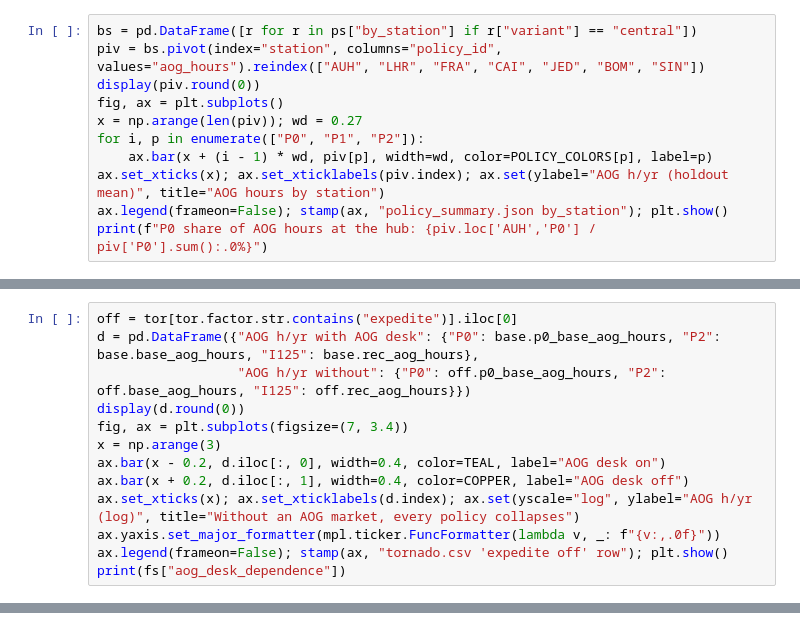
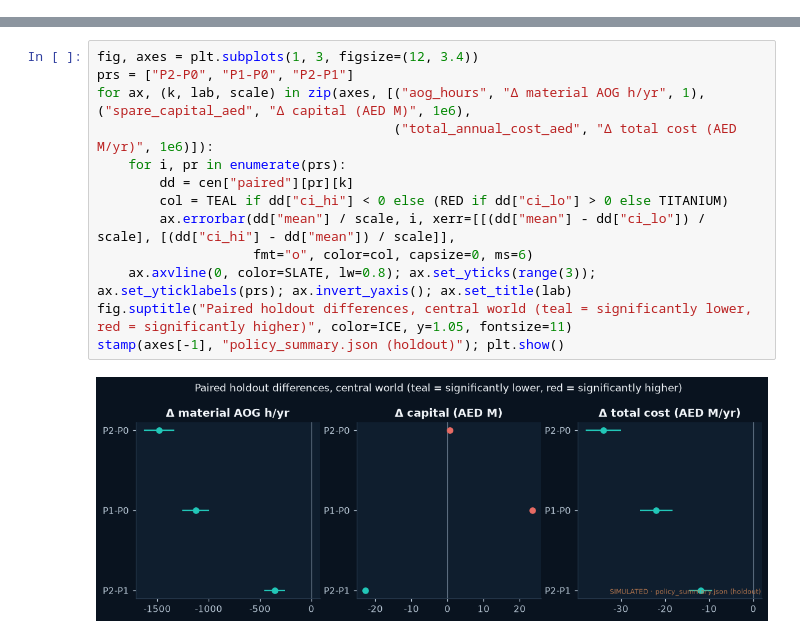
Before and after one commit to akashgajjar07-hue/grounded-no-more, a Jupyter notebook: notebooks/03_policy_and_frontier.ipynb, the cells around one changed output, grey strips where cells are left out. Cells and saved outputs as stored; diff of their text form.

```diff
--- a/notebooks/03_policy_and_frontier.ipynb
+++ b/notebooks/03_policy_and_frontier.ipynb
@@ -102,11 +0,0 @@ Where is the AOG? Holdout AOG hours by station and policy:
-# %%
-bs = pd.DataFrame([r for r in ps["by_station"] if r["variant"] == "central"])
-piv = bs.pivot(index="station", columns="policy_id", values="aog_hours").reindex(["AUH", "LHR", "FRA", "CAI", "JED", "BOM", "SIN"])
-display(piv.round(0))
-fig, ax = plt.subplots()
-x = np.arange(len(piv)); wd = 0.27
-for i, p in enumerate(["P0", "P1", "P2"]):
-    ax.bar(x + (i - 1) * wd, piv[p], width=wd, color=POLICY_COLORS[p], label=p)
-ax.set_xticks(x); ax.set_xticklabels(piv.index); ax.set(ylabel="AOG h/yr (holdout mean)", title="AOG hours by station")
-ax.legend(frameon=False); stamp(ax, "policy_summary.json by_station"); plt.show()
-print(f"P0 share of AOG hours at the hub: {piv.loc['AUH','P0'] / piv['P0'].sum():.0%}")
@@ -290,13 +0,0 @@ Every policy, P0 included, leans on the engine's AOG-desk emergency buy (an expe
-# %%
-off = tor[tor.factor.str.contains("expedite")].iloc[0]
-d = pd.DataFrame({"AOG h/yr with AOG desk": {"P0": base.p0_base_aog_hours, "P2": base.base_aog_hours, "I125": base.rec_aog_hours},
-                  "AOG h/yr without": {"P0": off.p0_base_aog_hours, "P2": off.base_aog_hours, "I125": off.rec_aog_hours}})
-display(d.round(0))
-fig, ax = plt.subplots(figsize=(7, 3.4))
-x = np.arange(3)
-ax.bar(x - 0.2, d.iloc[:, 0], width=0.4, color=TEAL, label="AOG desk on")
-ax.bar(x + 0.2, d.iloc[:, 1], width=0.4, color=COPPER, label="AOG desk off")
-ax.set_xticks(x); ax.set_xticklabels(d.index); ax.set(yscale="log", ylabel="AOG h/yr (log)", title="Without an AOG market, every policy collapses")
-ax.yaxis.set_major_formatter(mpl.ticker.FuncFormatter(lambda v, _: f"{v:,.0f}"))
-ax.legend(frameon=False); stamp(ax, "tornado.csv 'expedite off' row"); plt.show()
-print(fs["aog_desk_dependence"])
@@ -317,0 +70,15 @@ Every policy here, P0/P1/P2 included, leans on the engine's AOG-desk emergency b
+# %%
+fig, axes = plt.subplots(1, 3, figsize=(12, 3.4))
+prs = ["P2-P0", "P1-P0", "P2-P1"]
+for ax, (k, lab, scale) in zip(axes, [("aog_hours", "Δ material AOG h/yr", 1), ("spare_capital_aed", "Δ capital (AED M)", 1e6),
+                                      ("total_annual_cost_aed", "Δ total cost (AED M/yr)", 1e6)]):
+    for i, pr in enumerate(prs):
+        dd = cen["paired"][pr][k]
+        col = TEAL if dd["ci_hi"] < 0 else (RED if dd["ci_lo"] > 0 else TITANIUM)
+        ax.errorbar(dd["mean"] / scale, i, xerr=[[(dd["mean"] - dd["ci_lo"]) / scale], [(dd["ci_hi"] - dd["mean"]) / scale]],
+                    fmt="o", color=col, capsize=0, ms=6)
+    ax.axvline(0, color=SLATE, lw=0.8); ax.set_yticks(range(3)); ax.set_yticklabels(prs); ax.invert_yaxis(); ax.set_title(lab)
+fig.suptitle("Paired holdout differences, central world (teal = significantly lower, red = significantly higher)", color=ICE, y=1.05, fontsize=11)
+stamp(axes[-1], "policy_summary.json (holdout)"); plt.show()
+# %% [output]
+[figure, added]
```
Also changed, not shown: parts of 56 cells of this notebook, 12 other files.
